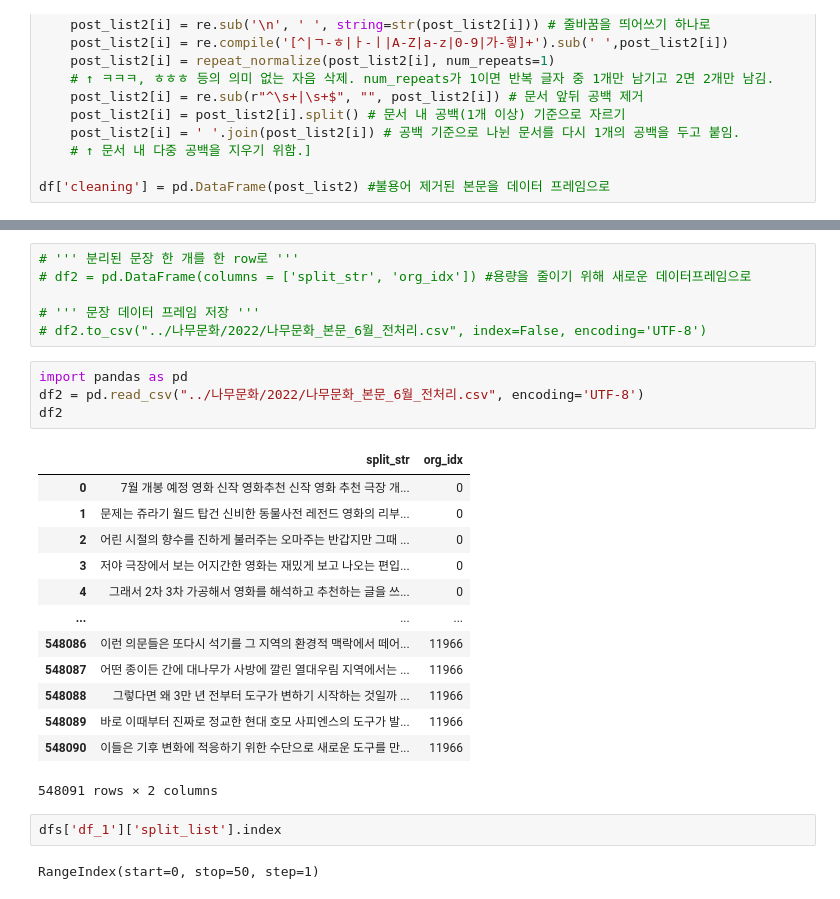
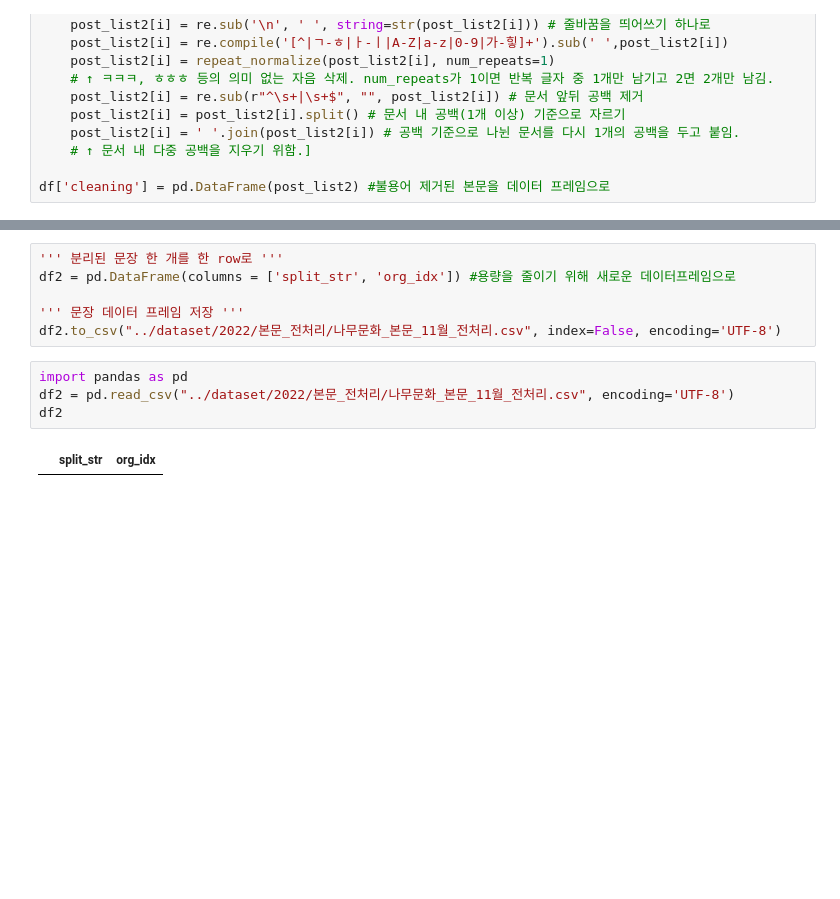
Before and after one commit to DDalaDDula/NIFoS, a Jupyter notebook: 문화/한글_텍스트_전처리/한글_텍스트_전처리_11월(불용어_제거_및_문장분리).ipynb, the cells around one changed output, grey strips where cells are left out. Drawn from its saved outputs; the diff is of its cells as text; blank space fills up the shorter version.

```diff
--- a/문화/한글_텍스트_전처리/한글_텍스트_전처리_11월(불용어_제거_및_문장분리).ipynb
+++ b/문화/한글_텍스트_전처리/한글_텍스트_전처리_11월(불용어_제거_및_문장분리).ipynb
@@ -112,31 +121,15 @@ df_240
 # %%
-# ''' 분리된 문장 한 개를 한 row로 '''
-# df2 = pd.DataFrame(columns = ['split_str', 'org_idx']) #용량을 줄이기 위해 새로운 데이터프레임으로
+''' 분리된 문장 한 개를 한 row로 '''
+df2 = pd.DataFrame(columns = ['split_str', 'org_idx']) #용량을 줄이기 위해 새로운 데이터프레임으로
 
-# ''' 문장 데이터 프레임 저장 '''
-# df2.to_csv("../나무문화/2022/나무문화_본문_6월_전처리.csv", index=False, encoding='UTF-8')
+''' 문장 데이터 프레임 저장 '''
+df2.to_csv("../dataset/2022/본문_전처리/나무문화_본문_11월_전처리.csv", index=False, encoding='UTF-8')
 # %%
 import pandas as pd
-df2 = pd.read_csv("../나무문화/2022/나무문화_본문_6월_전처리.csv", encoding='UTF-8')
+df2 = pd.read_csv("../dataset/2022/본문_전처리/나무문화_본문_11월_전처리.csv", encoding='UTF-8')
 df2
 # %% [output]
 |  | split_str | org_idx |
-| 0 | 7월 개봉 예정 영화 신작 영화추천 신작 영화 추천 극장 개... | 0 |
-| 1 | 문제는 쥬라기 월드 탑건 신비한 동물사전 레전드 영화의 리부... | 0 |
-| 2 | 어린 시절의 향수를 진하게 불러주는 오마주는 반갑지만 그때 ... | 0 |
-| 3 | 저야 극장에서 보는 어지간한 영화는 재밌게 보고 나오는 편입... | 0 |
-| 4 | 그래서 2차 3차 가공해서 영화를 해석하고 추천하는 글을 쓰... | 0 |
-| ... | ... | ... |
-| 548086 | 이런 의문들은 또다시 석기를 그 지역의 환경적 맥락에서 떼어... | 11966 |
-| 548087 | 어떤 종이든 간에 대나무가 사방에 깔린 열대우림 지역에서는 ... | 11966 |
-| 548088 | 그렇다면 왜 3만 년 전부터 도구가 변하기 시작하는 것일까 ... | 11966 |
-| 548089 | 바로 이때부터 진짜로 정교한 현대 호모 사피엔스의 도구가 발... | 11966 |
-| 548090 | 이들은 기후 변화에 적응하기 위한 수단으로 새로운 도구를 만... | 11966 |
-548091 rows × 2 columns
-# %%
-dfs['df_1']['split_list'].index
-# %% [output]
-RangeIndex(start=0, stop=50, step=1)
 # %%
 for a in range(1,len(dfs)+1):
     for i in tqdm(dfs['df_%s'%a]['split_list'].index):
```
Also changed, not shown: parts of 9 cells of this notebook, 4 other files.
